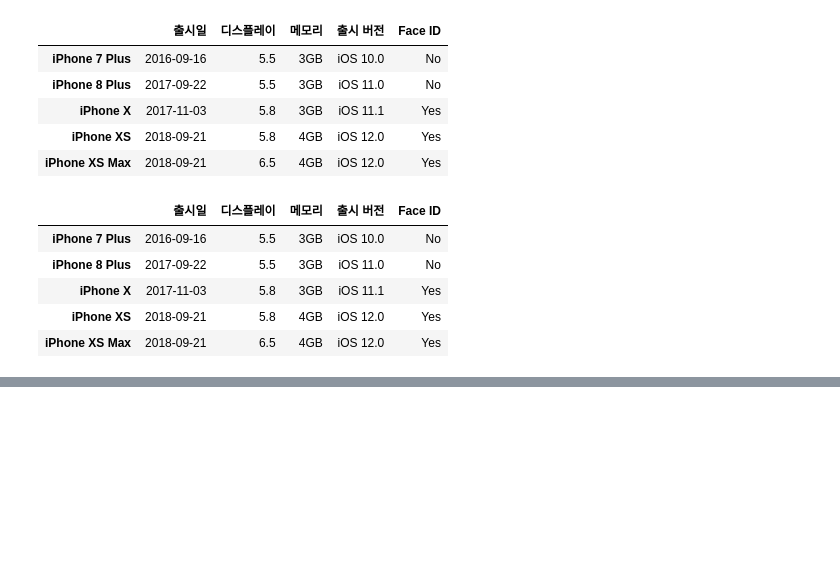
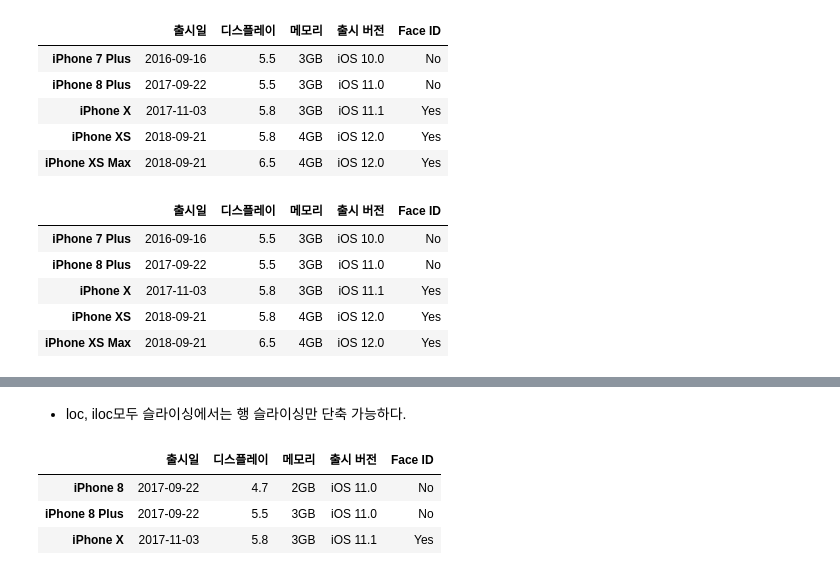
Before and after one commit to julesdata/Python, a Jupyter notebook: 코드잇_데이터사이언스입문/Data Frame 다루기.ipynb, the cells around one changed output, grey strips where cells are left out. Saved outputs shown, nothing was run; the diff lists cells and outputs as text; code cells hidden in the pictures; blank space fills up the shorter version.

```diff
--- a/코드잇_데이터사이언스입문/Data Frame 다루기.ipynb
+++ b/코드잇_데이터사이언스입문/Data Frame 다루기.ipynb
@@ -206,0 +268,10 @@ iphone_df[iphone_df['디스플레이']>5]
+# %% [markdown]
+* loc, iloc모두 슬라이싱에서는 행 슬라이싱만 단축 가능하다.
+# %%
+# 행 슬라이싱 단축: iloc생략
+iphone_df[2:5]
+# %% [output]
+|  | 출시일 | 디스플레이 | 메모리 | 출시 버전 | Face ID |
+| iPhone 8 | 2017-09-22 | 4.7 | 2GB | iOS 11.0 | No |
+| iPhone 8 Plus | 2017-09-22 | 5.5 | 3GB | iOS 11.0 | No |
+| iPhone X | 2017-11-03 | 5.8 | 3GB | iOS 11.1 | Yes |
```
Also changed, not shown: parts of 20 cells of this notebook.
